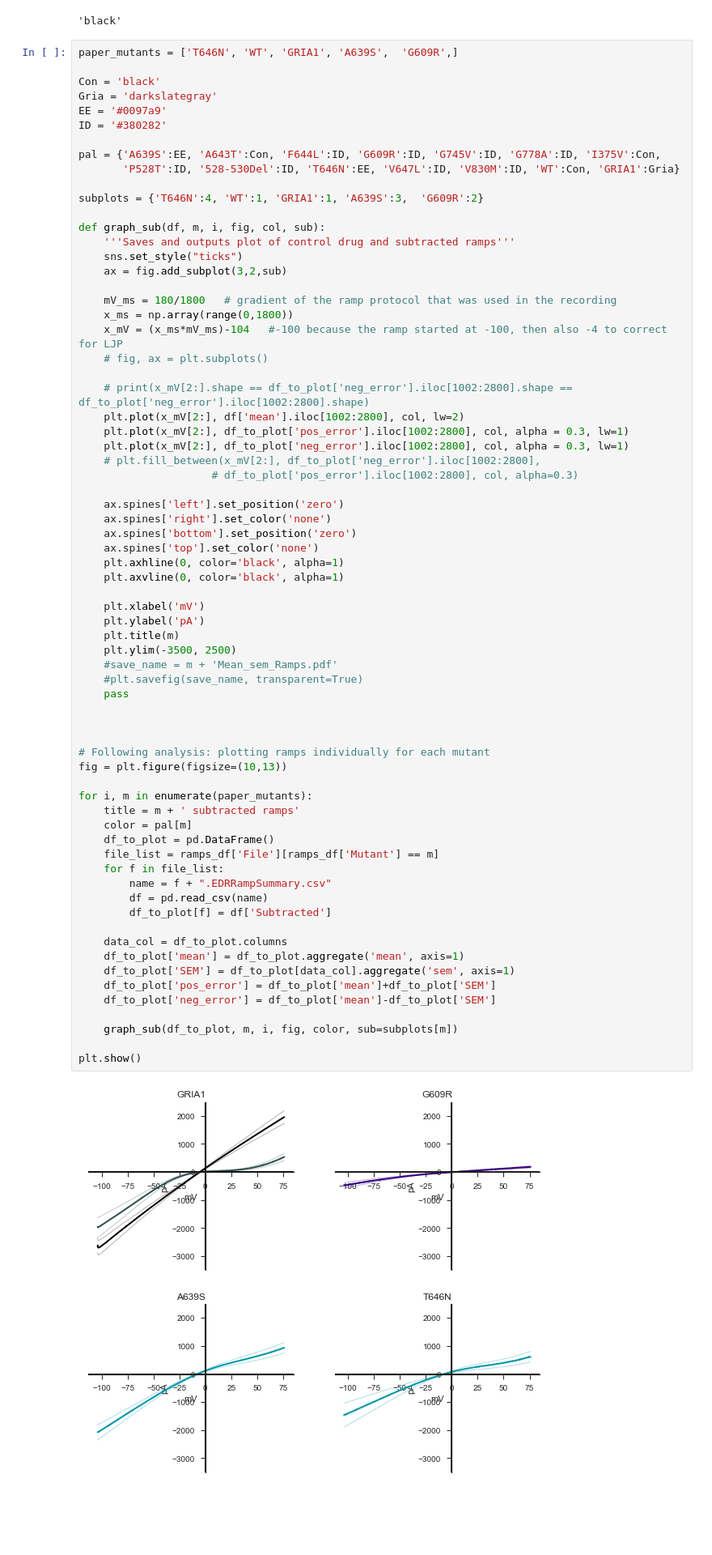
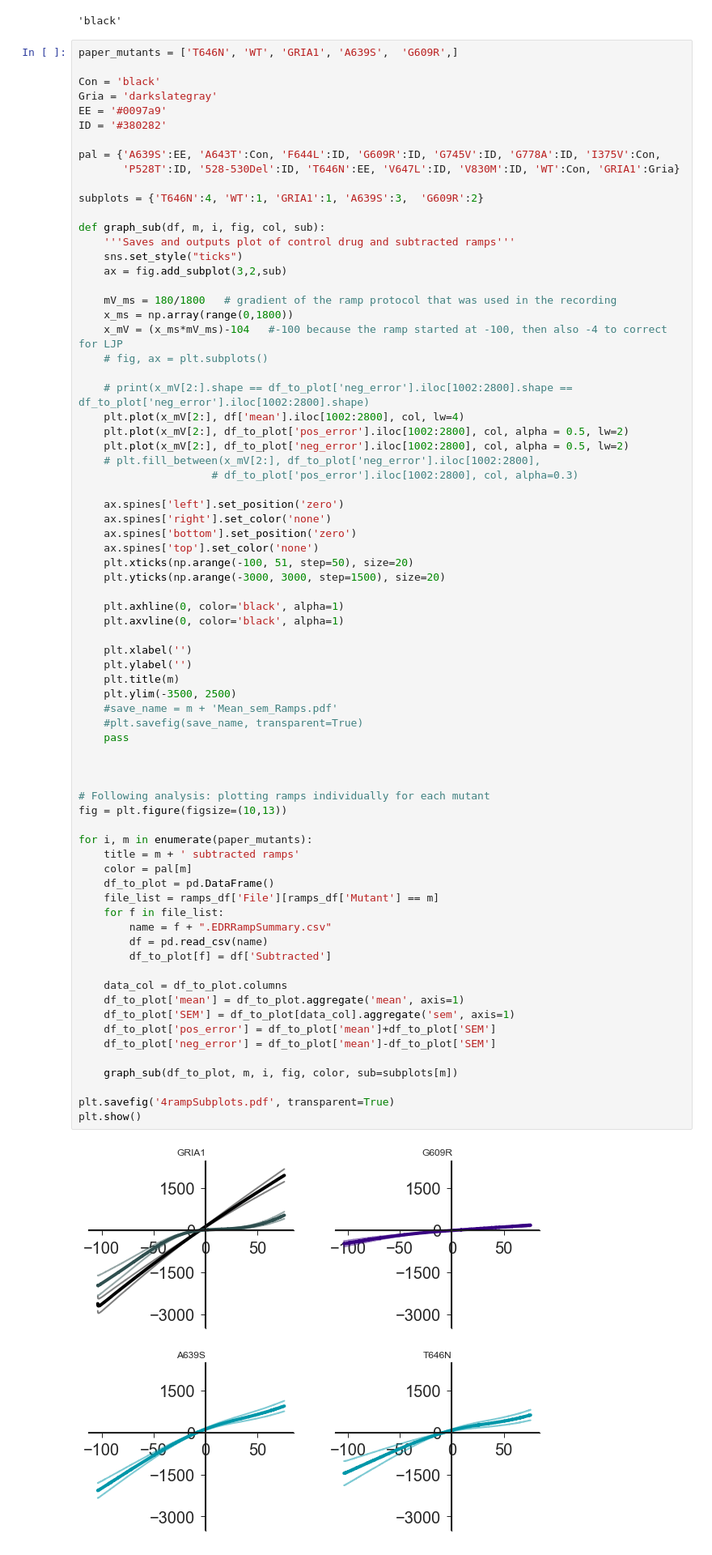
Before and after one commit to KullmannLab/AMPA_Synaptopathies, a Jupyter notebook: AMPAtraceProcessing_May9.ipynb, the cells around one changed output. Shown at 81% size. Saved outputs shown, nothing was run; the diff lists cells and outputs as text; blank space fills up the shorter version.

Commit message:
Made graphs pretty for poster

```diff
--- a/AMPAtraceProcessing_May9.ipynb
+++ b/AMPAtraceProcessing_May9.ipynb
@@ -515,9 +515,9 @@ def graph_sub(df, m, i, fig, col, sub):
     # fig, ax = plt.subplots()
 
     # print(x_mV[2:].shape == df_to_plot['neg_error'].iloc[1002:2800].shape == df_to_plot['neg_error'].iloc[1002:2800].shape)
-    plt.plot(x_mV[2:], df['mean'].iloc[1002:2800], col, lw=2)
-    plt.plot(x_mV[2:], df_to_plot['pos_error'].iloc[1002:2800], col, alpha = 0.3, lw=1)
-    plt.plot(x_mV[2:], df_to_plot['neg_error'].iloc[1002:2800], col, alpha = 0.3, lw=1)
+    plt.plot(x_mV[2:], df['mean'].iloc[1002:2800], col, lw=4)
+    plt.plot(x_mV[2:], df_to_plot['pos_error'].iloc[1002:2800], col, alpha = 0.5, lw=2)
+    plt.plot(x_mV[2:], df_to_plot['neg_error'].iloc[1002:2800], col, alpha = 0.5, lw=2)
     # plt.fill_between(x_mV[2:], df_to_plot['neg_error'].iloc[1002:2800],
                      # df_to_plot['pos_error'].iloc[1002:2800], col, alpha=0.3)
 
@@ -525,43 +525,47 @@ def graph_sub(df, m, i, fig, col, sub):
     ax.spines['right'].set_color('none')
     ax.spines['bottom'].set_position('zero')
     ax.spines['top'].set_color('none')
+    plt.xticks(np.arange(-100, 51, step=50), size=20)
+    plt.yticks(np.arange(-3000, 3000, step=1500), size=20)
+
     plt.axhline(0, color='black', alpha=1)
     plt.axvline(0, color='black', alpha=1)
 
-    plt.xlabel('mV')
-    plt.ylabel('pA')
+    plt.xlabel('')
+    plt.ylabel('')
     plt.title(m)
     plt.ylim(-3500, 2500)
     #save_name = m + 'Mean_sem_Ramps.pdf'
     #plt.savefig(save_name, transparent=True)
     pass
 
 
 
 # Following analysis: plotting ramps individually for each mutant
 fig = plt.figure(figsize=(10,13))
 
 for i, m in enumerate(paper_mutants):
     title = m + ' subtracted ramps'
     color = pal[m]
     df_to_plot = pd.DataFrame()
     file_list = ramps_df['File'][ramps_df['Mutant'] == m]
     for f in file_list:
         name = f + ".EDRRampSummary.csv"
         df = pd.read_csv(name)
         df_to_plot[f] = df['Subtracted']
 
     data_col = df_to_plot.columns
     df_to_plot['mean'] = df_to_plot.aggregate('mean', axis=1)
     df_to_plot['SEM'] = df_to_plot[data_col].aggregate('sem', axis=1)
     df_to_plot['pos_error'] = df_to_plot['mean']+df_to_plot['SEM']
     df_to_plot['neg_error'] = df_to_plot['mean']-df_to_plot['SEM']
 
     graph_sub(df_to_plot, m, i, fig, color, sub=subplots[m])
 
+plt.savefig('4rampSubplots.pdf', transparent=True)
 plt.show()
 # %% [output]
-[figure, old version]
+[figure, new version]
 # %%
 # format spines
 
```
